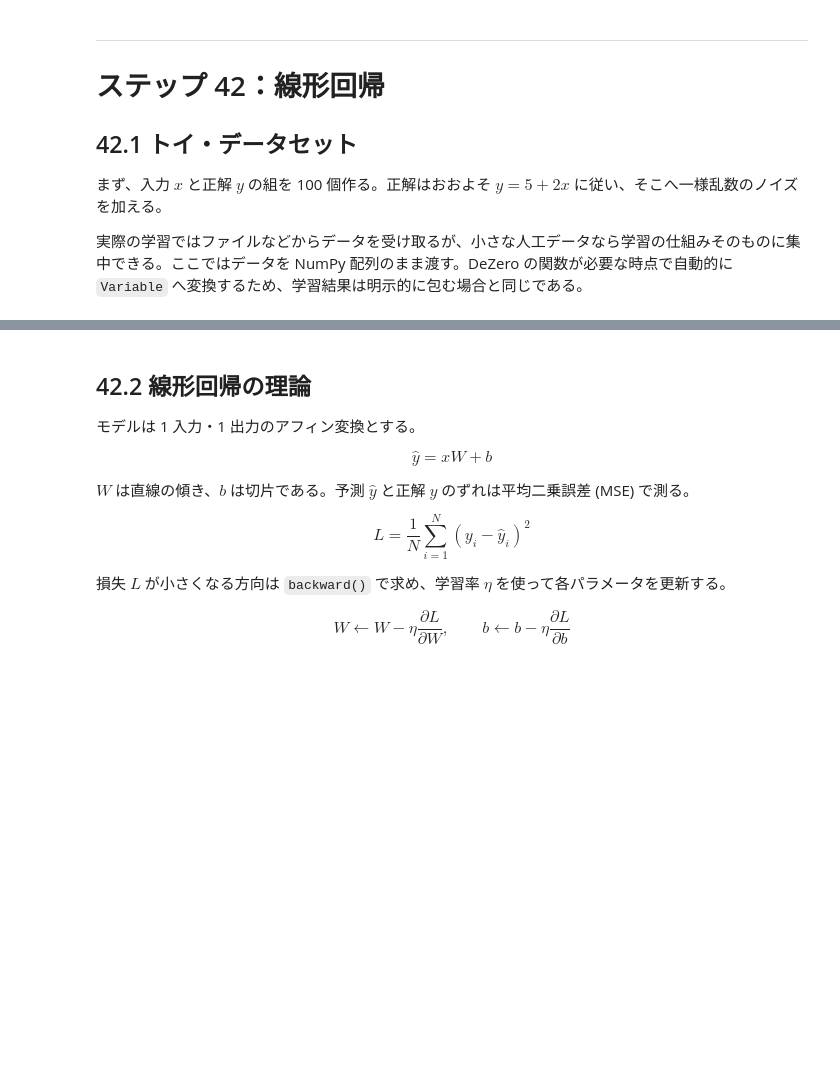
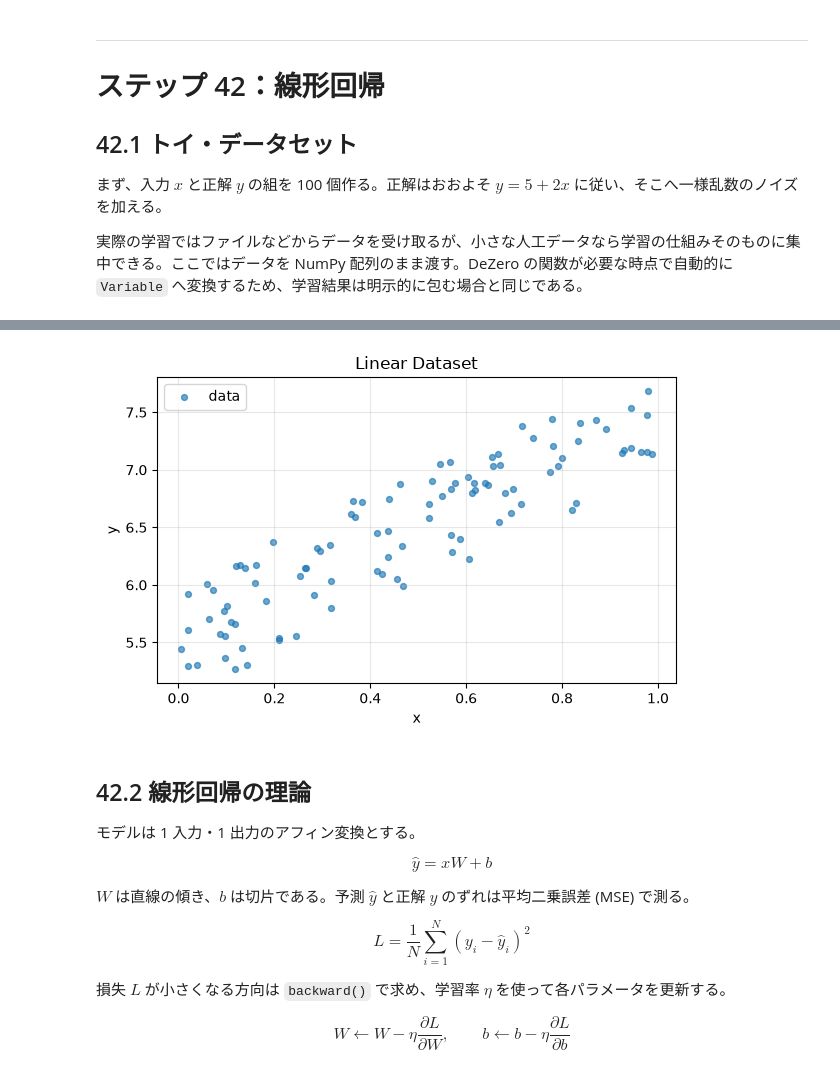
Before and after one commit to AcademiXBase/deep-learning-from-scratch-3, a Jupyter notebook: notebooks/stage4_step42-46.ipynb, the cells around one changed output, grey strips where cells are left out. Drawn from its saved outputs; the diff is of its cells as text; code cells hidden in the pictures; blank space fills up the shorter version.

```diff
--- a/notebooks/stage4_step42-46.ipynb
+++ b/notebooks/stage4_step42-46.ipynb
@@ -88,3 +97,27 @@ print(np.hstack([linear_x[:3], linear_y[:3]]))
+# %%
+fig, ax = plt.subplots(figsize=(6, 4))
+
+ax.scatter(
+    linear_x,
+    linear_y,
+    s=18,
+    alpha=0.65,
+    label="data"
+)
+
+ax.set(
+    xlabel="x",
+    ylabel="y",
+    title="Linear Dataset"
+)
+
+ax.legend()
+ax.grid(alpha=0.3)
+
+plt.tight_layout()
+plt.show()
+# %% [output]
+[figure, added]
 # %% [markdown]
 ## 42.2 線形回帰の理論
 
```
Also changed, not shown: parts of 27 cells of this notebook.
